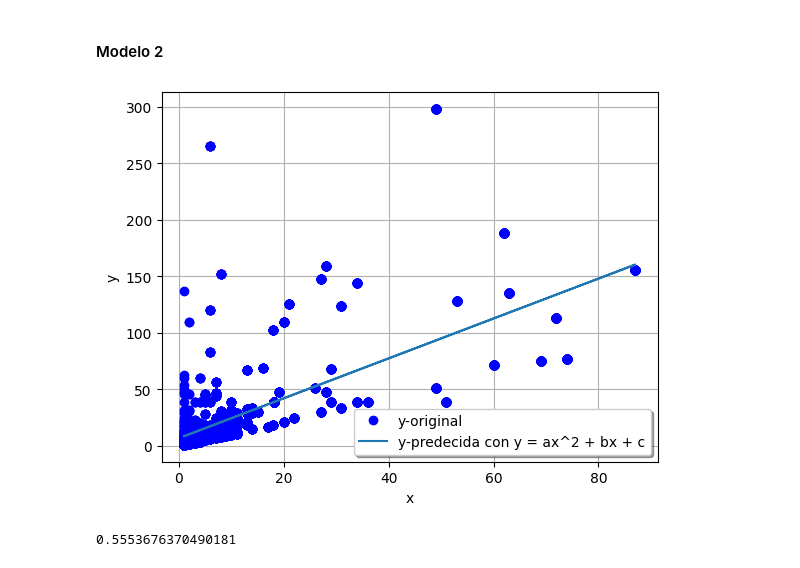
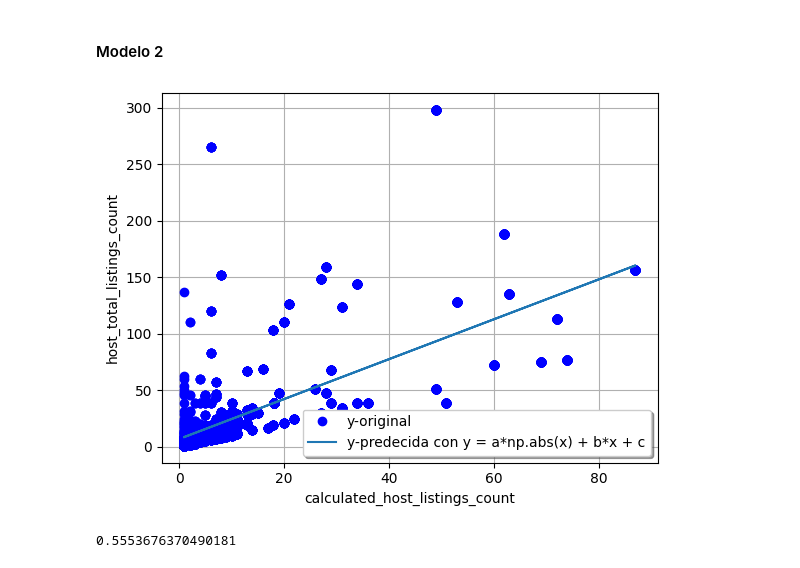
Before and after one commit to BetoxAlka/AnaliticaDatos_Equipo3, a Jupyter notebook: Actividad3-8/Act3_8_Boston.ipynb, the cells around one changed output. Drawn from its saved outputs; the diff is of its cells as text; code cells hidden in the pictures.

```diff
--- a/Actividad3-8/Act3_8_Boston.ipynb
+++ b/Actividad3-8/Act3_8_Boston.ipynb
@@ -403,14 +403,14 @@ y_pred_3B = func_3B(x_3, *parametros_3B)
 # %%
 #Graficamos las predicciones y los datos originales para realizar la comparación
 plt.plot(x_3,y_3, 'bo', label='y-original')
-plt.plot(x_3,y_pred_3B, label='y-predecida con y = ax^2 + bx + c')
-plt.xlabel('x')
-plt.ylabel('y')
+plt.plot(x_3,y_pred_3B, label='y-predecida con y = a*np.abs(x) + b*x + c')
+plt.xlabel('calculated_host_listings_count')
+plt.ylabel('host_total_listings_count')
 plt.legend(loc='best',fancybox=True,shadow=True)
 plt.grid(True)
 plt.show()
 # %% [output]
-[figure, old version]
+[figure, new version]
 # %%
 #Calclamos el coeficiete de determinación del modelo
 r2_modelo_3B = r2_score(y_3, y_pred_3B)
```
Also changed, not shown: parts of 12 cells of this notebook.
